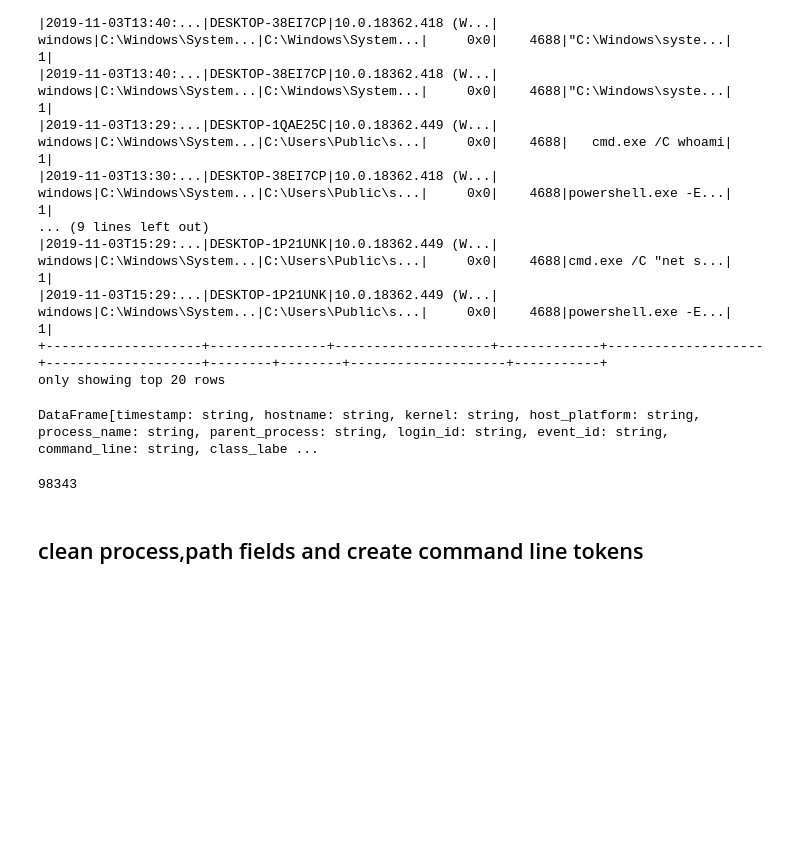
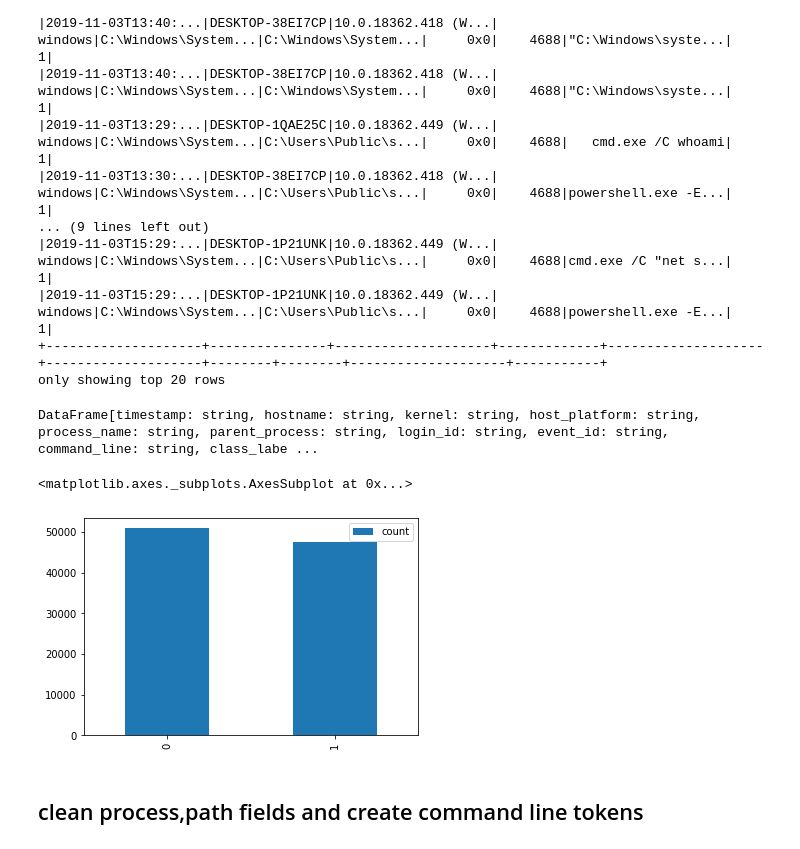
Before and after one commit to asoa/Windows-Process-Classifier, a Jupyter notebook: process_logs.ipynb, the cells around one changed output. Saved outputs shown, nothing was run; the diff lists cells and outputs as text; code cells hidden in the pictures; blank space fills up the shorter version.

Commit message:
updated charts

```diff
--- a/process_logs.ipynb
+++ b/process_logs.ipynb
@@ -103,10 +103,11 @@ combined_df = spark.createDataFrame(spark.sparkContext.union([bootstrapped_1_df.
 combined_df.cache()
 # %% [output]
 DataFrame[timestamp: string, hostname: string, kernel: string, host_platform: string, process_name: string, parent_process: string, login_id: string, event_id: string, command_line: string, class_labe ...
-# %%
-combined_df.count()
-# %% [output]
-98343
+# %%
+combined_df.groupBy('class_label').count().toPandas().plot.bar()
+# %% [output]
+<matplotlib.axes._subplots.AxesSubplot at 0x...>
+[figure, added]
 # %% [markdown]
 ## clean process,path fields and create command line tokens
 # %%
```
Also changed, not shown: parts of 3 cells of this notebook.
